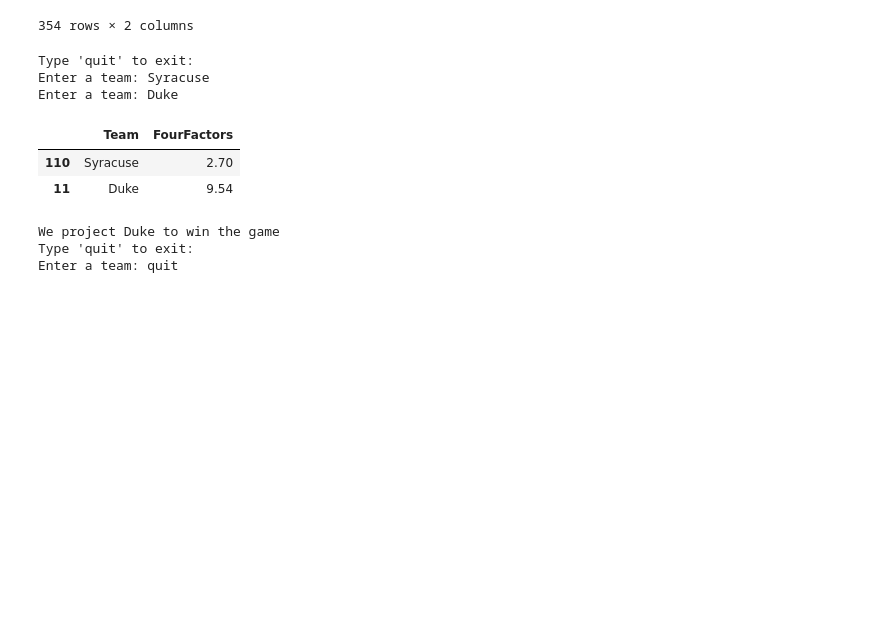
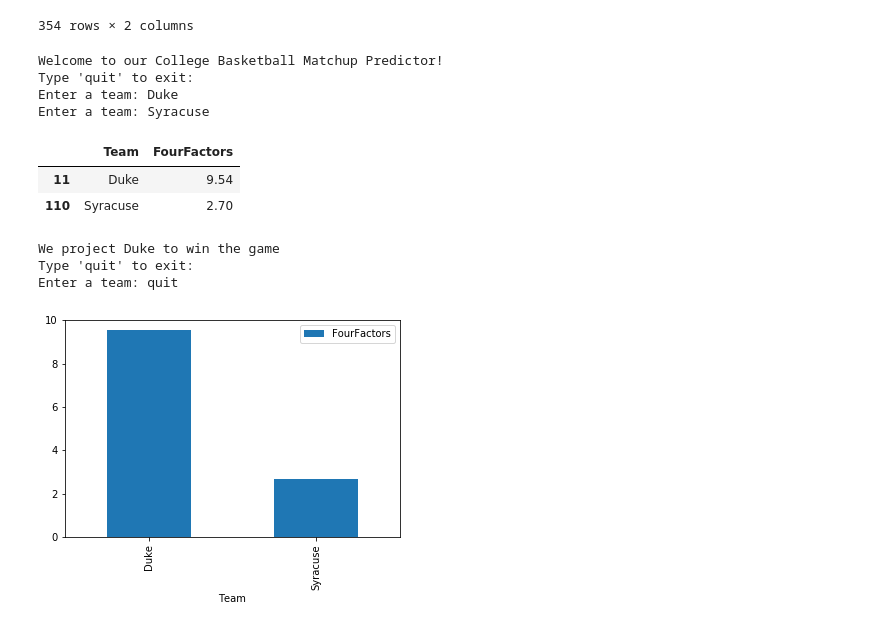
Before and after one commit to ecwood-su/Project-Python, a Jupyter notebook: Project.ipynb, the cells around one changed output. Drawn from its saved outputs; the diff is of its cells as text; code cells hidden in the pictures; blank space fills up the shorter version.

Commit message:
Graphs

```diff
--- a/Project.ipynb
+++ b/Project.ipynb
@@ -112,33 +110,42 @@ FourFactor_df
 | 353 | NaN | NaN |
 354 rows × 2 columns
 # %%
+title = '\033[1m' + 'Welcome to our College Basketball Matchup Predictor!'
+print(title)
+
 from IPython.core.display import HTML
 while True :
     print("Type 'quit' to exit: ")
     user_team1 = input('Enter a team: ')
     if user_team1.lower() == 'quit':
         break
     else:
         first = FourFactor_df.loc[(FourFactor_df.Team)==user_team1]
         user_team2 = input('Enter a team: ')
         second = FourFactor_df.loc[(FourFactor_df.Team)==user_team2]
         first_df = pd.DataFrame(first)
         second_df = pd.DataFrame(second)
         combined_list = [first_df, second_df]
         combined_df = pd.concat(combined_list)
         display(HTML(combined_df.to_html()))
         user_FourFactor_list = combined_df['FourFactors'].tolist()
+        user_Team_list = combined_df['Team'].tolist()
         if user_FourFactor_list[0] > user_FourFactor_list[1]:
             print('We project', user_team1, 'to win the game')
+            combined_df.plot.bar(x= 'Team', y= 'FourFactors')
+
         elif user_FourFactor_list[0] < user_FourFactor_list[1]:
             print('We project', user_team2, 'to win the game')
+            combined_df.plot.bar(x= 'Team', y= 'FourFactors')
 # %% [output]
+Welcome to our College Basketball Matchup Predictor!
 Type 'quit' to exit:
+Enter a team: Duke
 Enter a team: Syracuse
-Enter a team: Duke
 |  | Team | FourFactors |
+| 11 | Duke | 9.54 |
 | 110 | Syracuse | 2.70 |
-| 11 | Duke | 9.54 |
 We project Duke to win the game
 Type 'quit' to exit:
 Enter a team: quit
+[figure, added]
```
Also changed, not shown: parts of 1 cell of this notebook.
